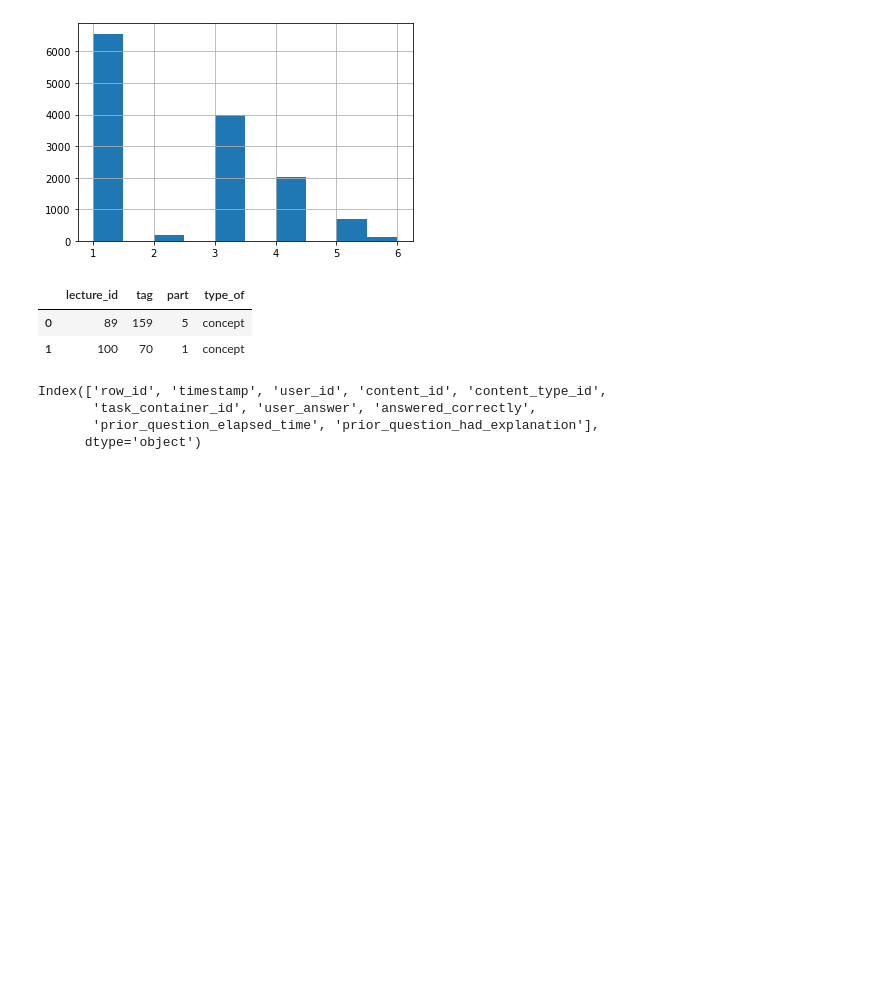
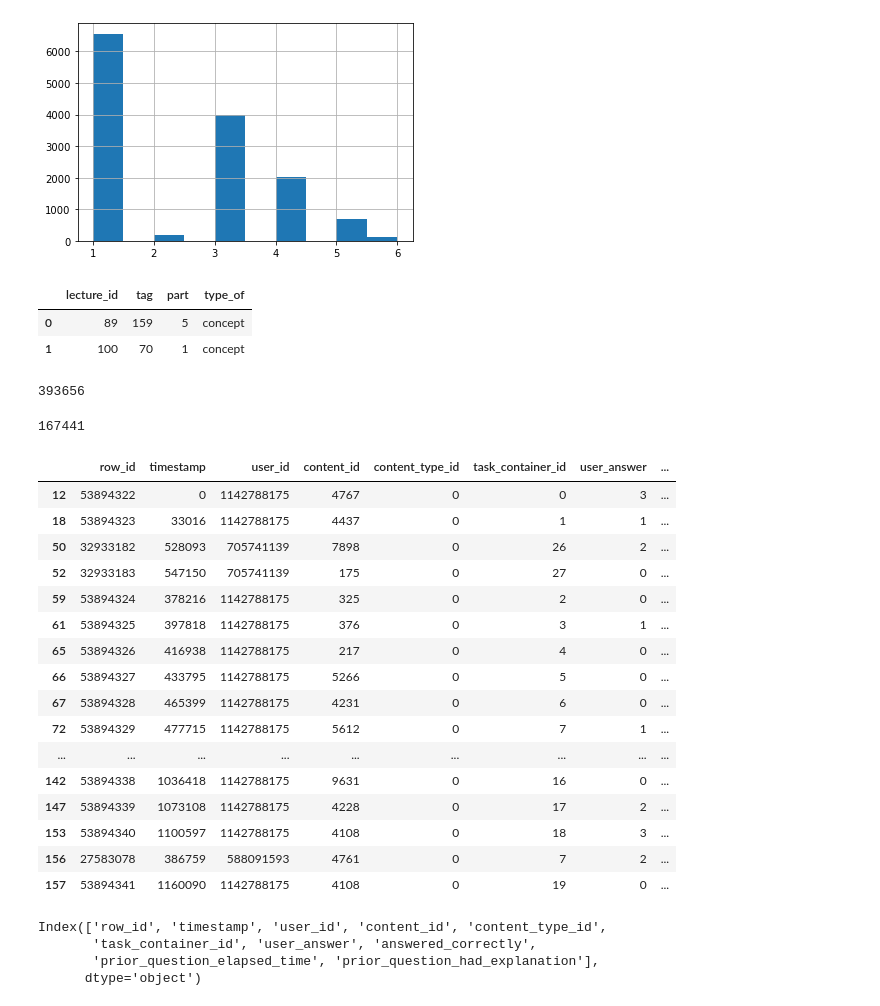
Before and after one commit to backonhighway/gm_riiid, a Jupyter notebook: heavy-sub.ipynb, the cells around one changed output. Cells and saved outputs as stored; diff of their text form; code cells hidden in the pictures; blank space fills up the shorter version.

```diff
--- a/heavy-sub.ipynb
+++ b/heavy-sub.ipynb
@@ -47,6 +47,38 @@ lecture = lecture.set_index("lecture_id")
 lectures_dict = lecture.to_dict("index")
 # %%
 train = pd.read_feather("./train_sorted_full2.feather")
+# %%
+train["user_id"].nunique()
+# %% [output]
+393656
+# %%
+train["temp"] = train.groupby(["user_id", "content_id"])["user_id"].transform("count")
+# %%
+samer = train[train["temp"] > 1]
+# %%
+samer["user_id"].nunique()
+# %% [output]
+167441
+# %%
+samer.head(30)
+# %% [output]
+|  | row_id | timestamp | user_id | content_id | content_type_id | task_container_id | user_answer | ... |
+| 12 | 53894322 | 0 | 1142788175 | 4767 | 0 | 0 | 3 | ... |
+| 18 | 53894323 | 33016 | 1142788175 | 4437 | 0 | 1 | 1 | ... |
+| 50 | 32933182 | 528093 | 705741139 | 7898 | 0 | 26 | 2 | ... |
+| 52 | 32933183 | 547150 | 705741139 | 175 | 0 | 27 | 0 | ... |
+| 59 | 53894324 | 378216 | 1142788175 | 325 | 0 | 2 | 0 | ... |
+| 61 | 53894325 | 397818 | 1142788175 | 376 | 0 | 3 | 1 | ... |
+| 65 | 53894326 | 416938 | 1142788175 | 217 | 0 | 4 | 0 | ... |
+| 66 | 53894327 | 433795 | 1142788175 | 5266 | 0 | 5 | 0 | ... |
+| 67 | 53894328 | 465399 | 1142788175 | 4231 | 0 | 6 | 0 | ... |
+| 72 | 53894329 | 477715 | 1142788175 | 5612 | 0 | 7 | 1 | ... |
+| ... | ... | ... | ... | ... | ... | ... | ... | ... |
+| 142 | 53894338 | 1036418 | 1142788175 | 9631 | 0 | 16 | 0 | ... |
+| 147 | 53894339 | 1073108 | 1142788175 | 4228 | 0 | 17 | 2 | ... |
+| 153 | 53894340 | 1100597 | 1142788175 | 4108 | 0 | 18 | 3 | ... |
+| 156 | 27583078 | 386759 | 588091593 | 4761 | 0 | 7 | 2 | ... |
+| 157 | 53894341 | 1160090 | 1142788175 | 4108 | 0 | 19 | 0 | ... |
 # %%
 #train["prior_question_had_explanation"].fillna(False, inplace=True)
 # %%
```
Also changed, not shown: parts of 8 cells of this notebook, 3 other files.
